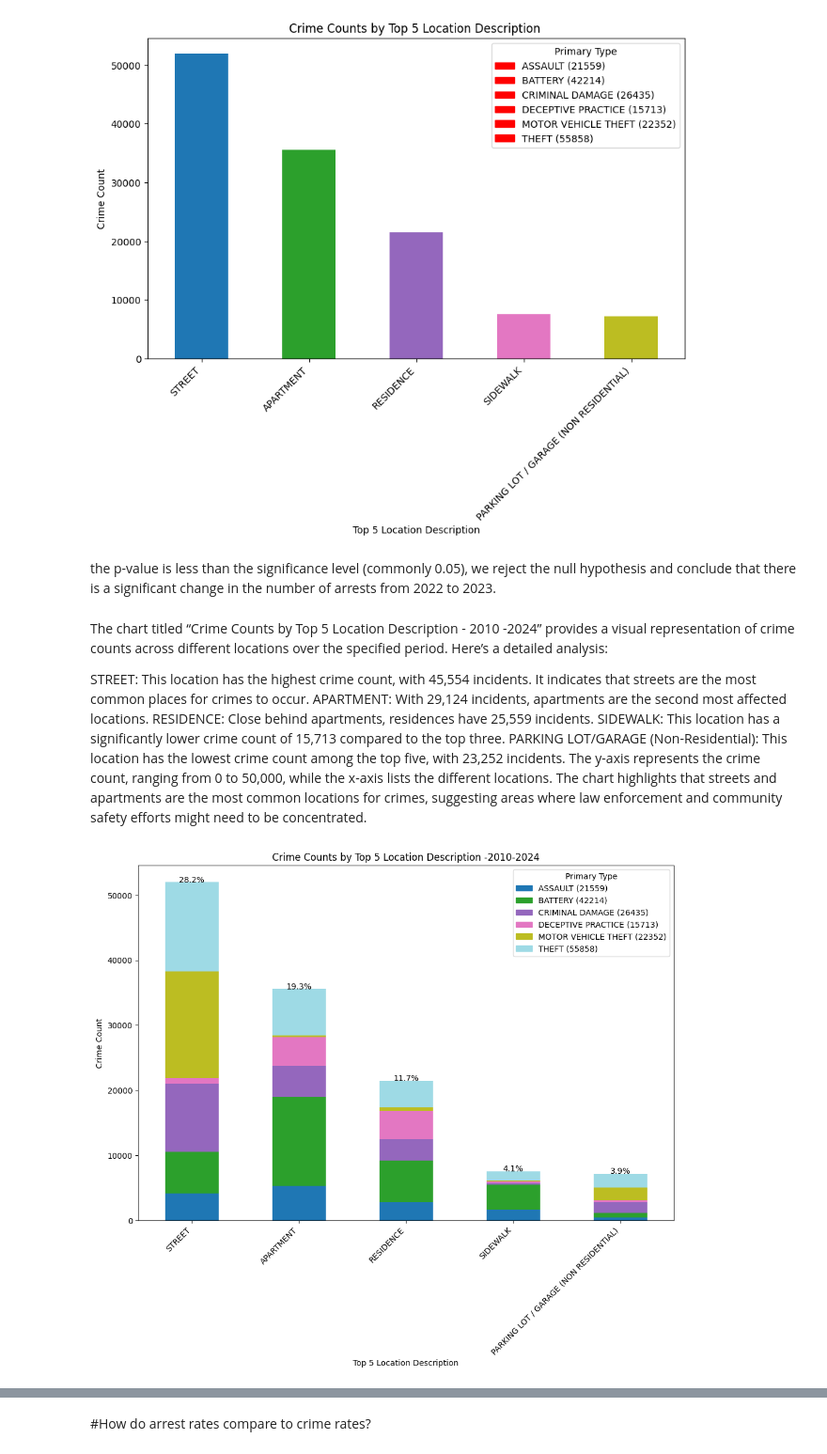
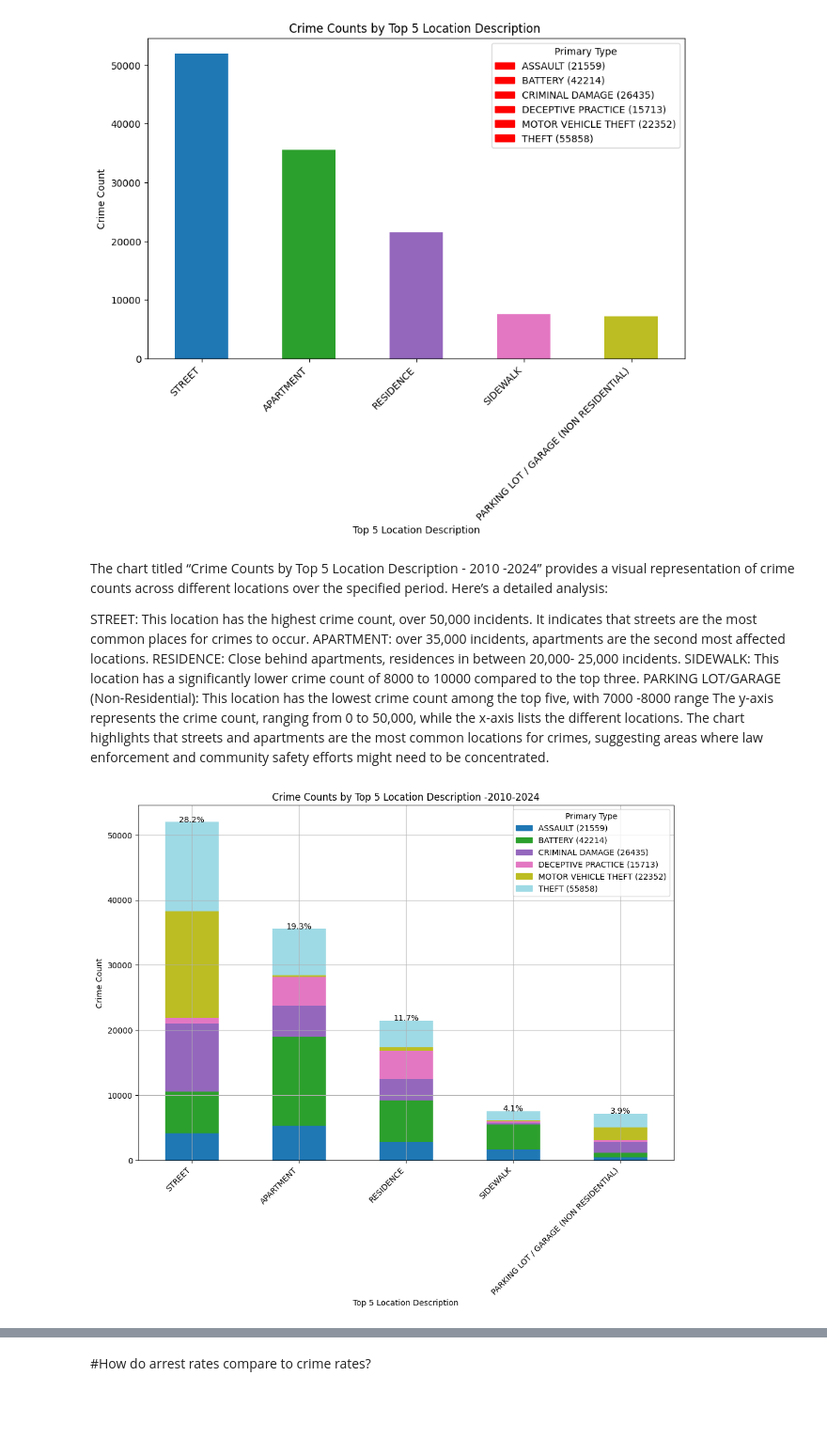
Before and after one commit to ktg8080/Project_1, a Jupyter notebook: aparajita_chicago_crime_analysis.ipynb, the cells around one changed output, grey strips where cells are left out. Shown: that part at 94% size. Saved outputs shown, nothing was run; the diff lists cells and outputs as text; code cells hidden in the pictures; blank space fills up the shorter version.

```diff
--- a/chicago_crime_analysis.ipynb
+++ b/aparajita_chicago_crime_analysis.ipynb
@@ -250,16 +277,14 @@ plt.savefig('Crime Counts by Top 5 Location Description - .png')
 plt.show()
 # %% [output]
 [figure]
-# %% [markdown]
-the p-value is less than the significance level (commonly 0.05), we reject the null hypothesis and conclude that there is a significant change in the number of arrests from 2022 to 2023.
 # %% [markdown]
 The chart titled “Crime Counts by Top 5 Location Description - 2010 -2024” provides a visual representation of crime counts across different locations over the specified period. Here’s a detailed analysis:
 
-STREET: This location has the highest crime count, with 45,554 incidents. It indicates that streets are the most common places for crimes to occur.
-APARTMENT: With 29,124 incidents, apartments are the second most affected locations.
-RESIDENCE: Close behind apartments, residences have 25,559 incidents.
-SIDEWALK: This location has a significantly lower crime count of 15,713 compared to the top three.
-PARKING LOT/GARAGE (Non-Residential): This location has the lowest crime count among the top five, with 23,252 incidents.
+STREET: This location has the highest crime count, over 50,000 incidents. It indicates that streets are the most common places for crimes to occur.
+APARTMENT: over 35,000 incidents, apartments are the second most affected locations.
+RESIDENCE: Close behind apartments, residences in between 20,000- 25,000 incidents.
+SIDEWALK: This location has a significantly lower crime count of 8000 to 10000 compared to the top three.
+PARKING LOT/GARAGE (Non-Residential): This location has the lowest crime count among the top five, with 7000 -8000 range
 The y-axis represents the crime count, ranging from 0 to 50,000, while the x-axis lists the different locations. The chart highlights that streets and apartments are the most common locations for crimes, suggesting areas where law enforcement and community safety efforts might need to be concentrated.
 # %%
 
@@ -287,35 +312,36 @@ top_5_data = location_crime_counts.loc[top_5_locations.index]
 percentage = location_crime_counts.div(location_crime_counts.sum(axis=1), axis=0) * 100
 
 # Define a colormap
 
 colors = plt.cm.get_cmap('tab20', len(location_crime_counts.columns))
 
 # Plotting the data
 fig, ax = plt.subplots(figsize=(12, 8))
 top_5_data.plot(kind='bar', stacked=True, ax=ax, color=[colors(i) for i in range(len(location_crime_counts.columns))])
 
 # Adding legends with patches
 handles = [mpatches.Patch(color=colors(i), label=f"{ptype} ({int(count)})")
            for i, (ptype, count) in enumerate(location_crime_counts.sum().items())]
 ax.legend(handles=handles, title="Primary Type")
 
 # Rotate the names of the locations
 plt.xticks(rotation=45, ha='right')
 
 # Adding titles and labels
 plt.title('Crime Counts by Top 5 Location Description -2010-2024')
 plt.xlabel('Top 5 Location Description')
 plt.ylabel('Crime Count')
 
 # Add total percentage of crime in each location
 total_crimes = location_crime_counts.sum().sum()
 for i, total in enumerate(top_5_locations):
     percentage = (total / total_crimes) * 100
     ax.text(i, total + 5, f'{percentage:.1f}%', ha='center')
-plt.savefig('Crime Counts by Top 5 Location Description with Percentages 2010-2024.png')
+plt.grid(True)
+plt.savefig('Aparajita_solutions/solution_images/Crime Counts by Top 5 Location Description with Percentages 2010-2024.png')
 plt.show()
 # %% [output]
-[figure, old version]
+[figure, new version]
 # %% [markdown]
 The chart titled “Crime Counts by Top 5 Location Description - 2010-2024” provides a detailed breakdown of crime counts across different locations over the specified period. Here’s an analysis:
 
```
Also changed, not shown: parts of 15 cells of this notebook, 11 other files.
